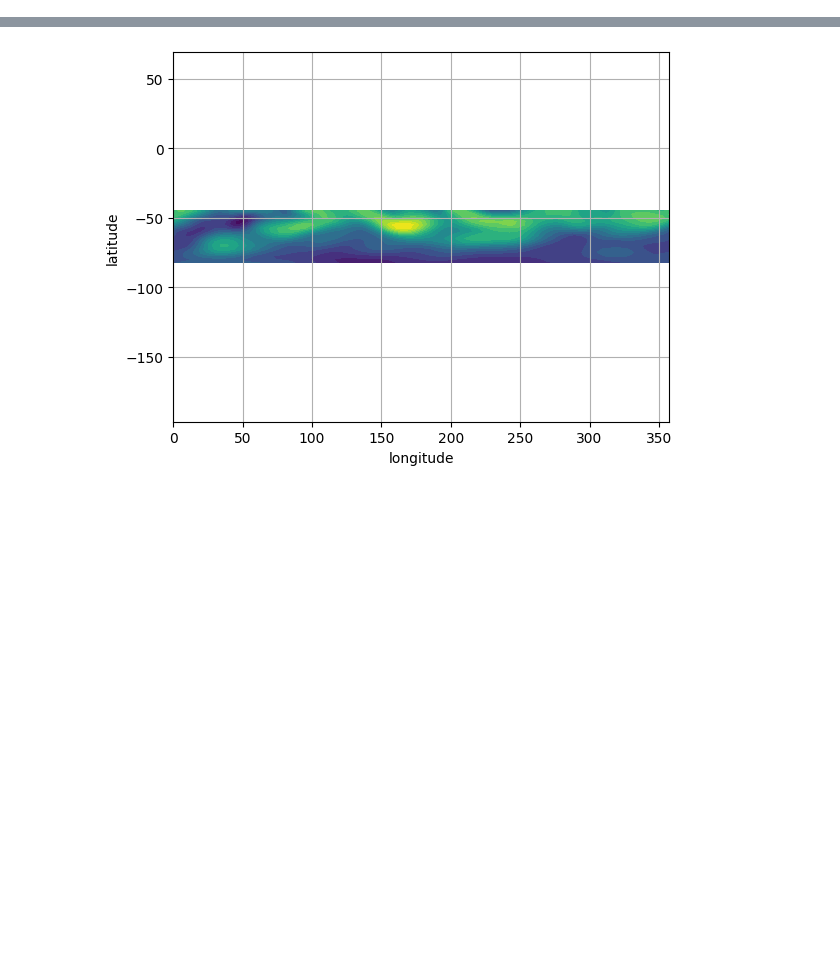
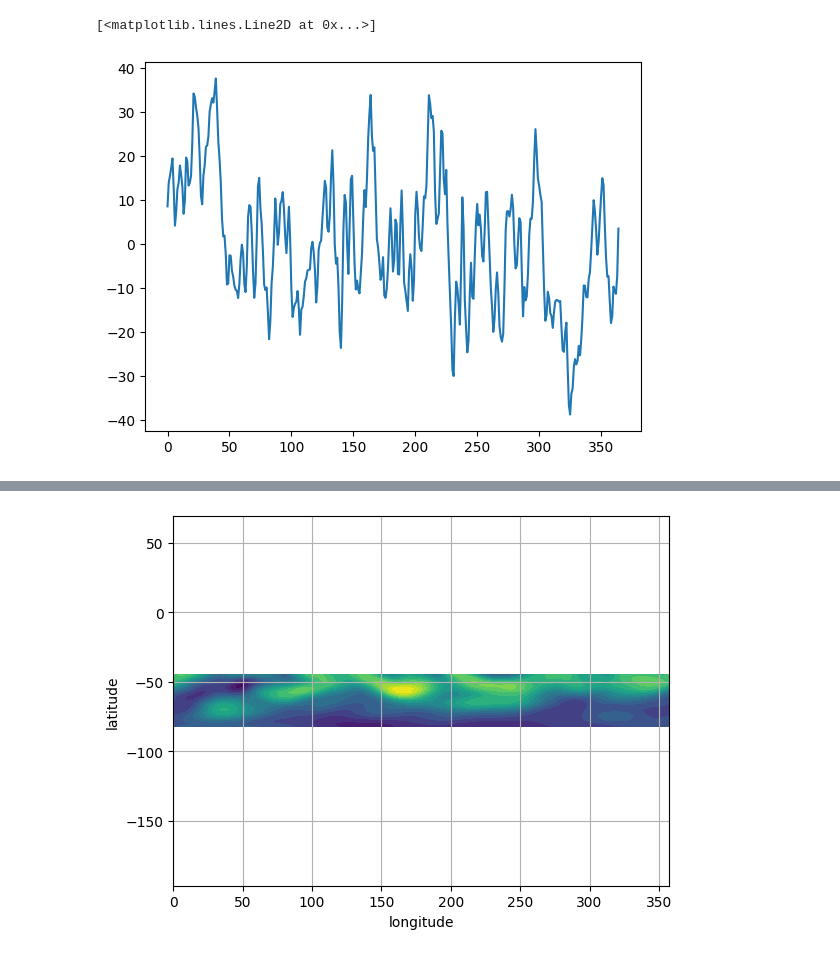
Before and after one commit to callieham/Year-3, a Jupyter notebook: Scientific Computing/project_3_testing.ipynb, the cells around one changed output, grey strips where cells are left out. Cells and saved outputs as stored; diff of their text form; code cells hidden in the pictures; blank space fills up the shorter version.

```diff
--- a/Scientific Computing/project_3_testing.ipynb
+++ b/Scientific Computing/project_3_testing.ipynb
@@ -47,0 +127,9 @@ u_reduced = (Areduced * np.std(X, axis = 0) + np.mean(X, axis = 0)).reshape(np.s
+# %%
+data = A.T
+V = np.cov(data)
+vals, vecs = np.linalg.eig(V)
+P = vecs.T.dot(data)
+plt.plot(P[0, :])
+# %% [output]
+[<matplotlib.lines.Line2D at 0x...>]
+[figure, added]
```
Also changed, not shown: parts of 22 cells of this notebook, 4 other files.
